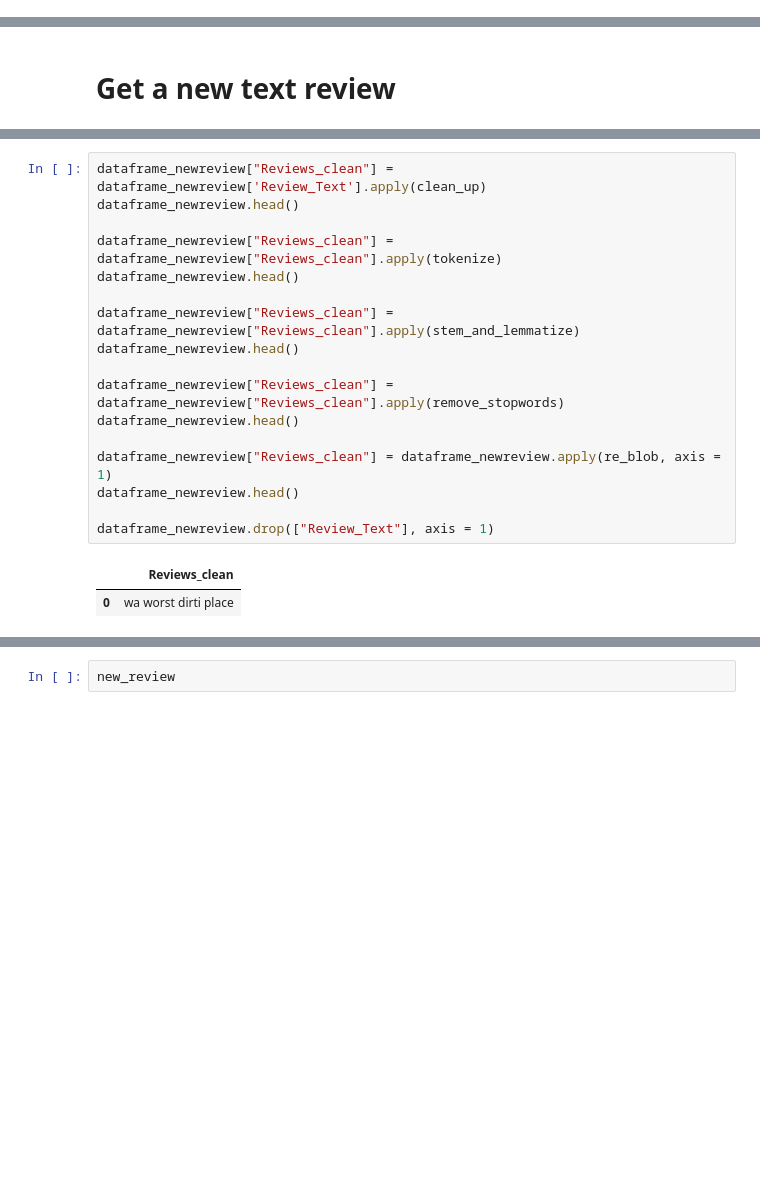
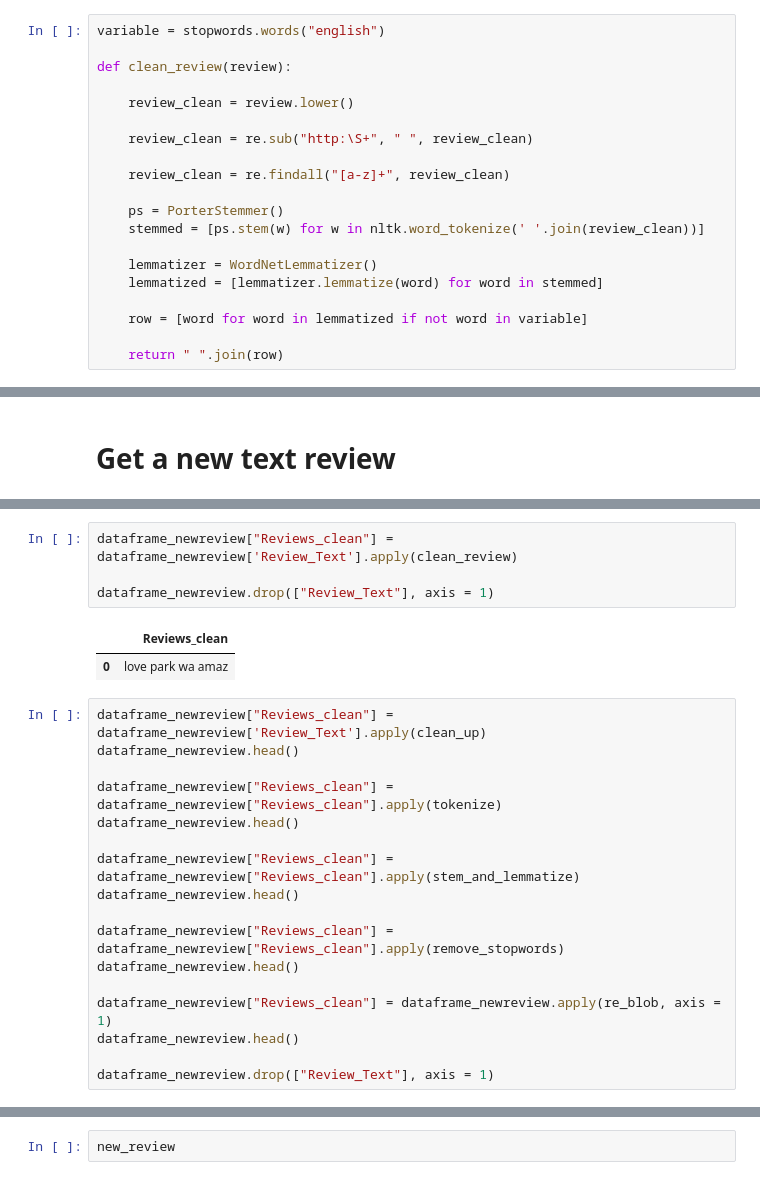
Before and after one commit to beatrizramalho/NLP_DisneylandReviews, a Jupyter notebook: Final Project.ipynb, the cells around one changed output, grey strips where cells are left out. Drawn from its saved outputs; the diff is of its cells as text; blank space fills up the shorter version.

```diff
--- a/Final Project.ipynb
+++ b/Final Project.ipynb
@@ -293,3 +218,23 @@ data.head()
 #data['intensity'] = data["Reviews_clean"].apply(intensity)
 # %%
 #data["intensity"].value_counts()
+# %%
+variable = stopwords.words("english")
+
+def clean_review(review):
+
+    review_clean = review.lower()
+
+    review_clean = re.sub("http:\S+", " ", review_clean)
+
+    review_clean = re.findall("[a-z]+", review_clean)
+
+    ps = PorterStemmer()
+    stemmed = [ps.stem(w) for w in nltk.word_tokenize(' '.join(review_clean))]
+
+    lemmatizer = WordNetLemmatizer()
+    lemmatized = [lemmatizer.lemmatize(word) for word in stemmed]
+
+    row = [word for word in lemmatized if not word in variable]
+
+    return " ".join(row)
@@ -525,3 +439,10 @@ Can you give us your review?it was the worst dirty place
+# %%
+dataframe_newreview["Reviews_clean"] = dataframe_newreview['Review_Text'].apply(clean_review)
+
+dataframe_newreview.drop(["Review_Text"], axis = 1)
+# %% [output]
+|  | Reviews_clean |
+| 0 | love park wa amaz |
 # %%
 dataframe_newreview["Reviews_clean"] = dataframe_newreview['Review_Text'].apply(clean_up)
 dataframe_newreview.head()
@@ -539,9 +460,6 @@ dataframe_newreview["Reviews_clean"] = dataframe_newreview.apply(re_blob, axis =
 dataframe_newreview.head()
 
 dataframe_newreview.drop(["Review_Text"], axis = 1)
-# %% [output]
-|  | Reviews_clean |
-| 0 | wa worst dirti place |
 # %%
 #get the columns and one row of our bag of words
 
```
Also changed, not shown: parts of 33 cells of this notebook, 9 other files.
